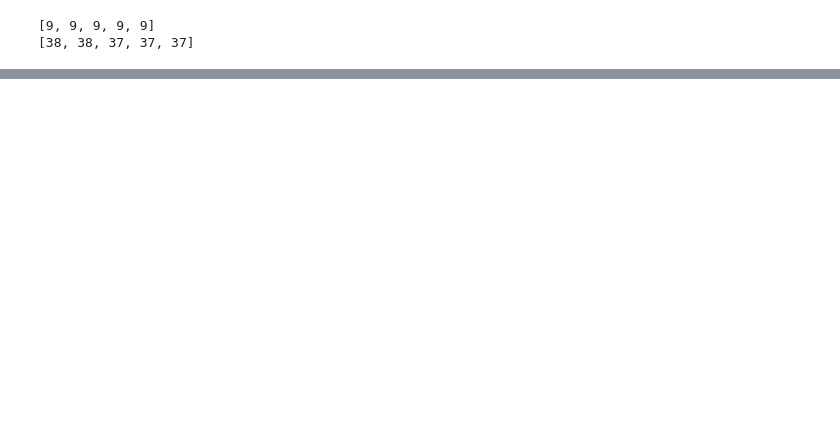
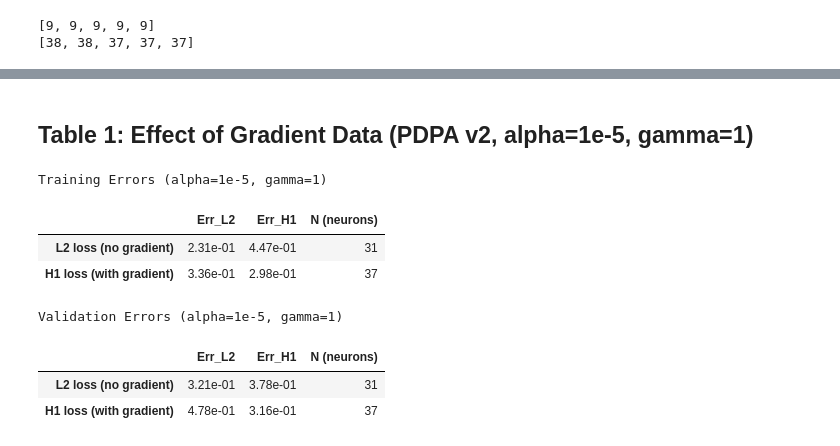
Before and after one commit to KeWu5678/NNforHJB, a Jupyter notebook: notebook/pdpa_vdp.ipynb, the cells around one changed output, grey strips where cells are left out. Cells and saved outputs as stored; diff of their text form; code cells hidden in the pictures; blank space fills up the shorter version.

```diff
--- a/notebook/pdpa_vdp.ipynb
+++ b/notebook/pdpa_vdp.ipynb
@@ -172,14 +172,14 @@ print([r["best_neurons"] for r in results_h1])
 [9, 9, 9, 9, 9]
 [38, 38, 37, 37, 37]
 # %%
-# Log experiments to MLflow
-from src.mlflow_utils import log_training_run
+# # Log experiments to MLflow
+# from src.mlflow_utils import log_training_run
 
-for result in results_l2:
-    run_id = log_training_run(result, seed=seed)
-    print(f"Logged: run_id={run_id}")
+# for result in results_l2:
+#     run_id = log_training_run(result, seed=seed)
+#     print(f"Logged: run_id={run_id}")
 
-for result in results_h1:
-    run_id = log_training_run(result, seed=seed)
-    print(f"Logged: run_id={run_id}")
+# for result in results_h1:
+#     run_id = log_training_run(result, seed=seed)
+#     print(f"Logged: run_id={run_id}")
 # %% [output]
@@ -197,0 +196,55 @@ Logged: run_id=fbdabb770e054c41a3893062bf98b442
+# %% [markdown]
+## Table 1: Effect of Gradient Data (PDPA v2, alpha=1e-5, gamma=1)
+# %%
+import pickle
+import pandas as pd
+import numpy as np
+
+with open("models/experiment_9.pkl", "rb") as f:
+    results_l2_loaded = pickle.load(f)
+with open("models/experiment_10.pkl", "rb") as f:
+    results_h1_loaded = pickle.load(f)
+
+def extract_table1_row(result):
+    bi = result['best_iteration']
+    return {
+        'Err_L2': result['err_l2_train'][bi],
+        'Err_H1': result['err_h1_train'][bi],
+        'N': result['best_neurons'],
+        'Err_L2_val': result['err_l2_val'][bi],
+        'Err_H1_val': result['err_h1_val'][bi],
+    }
+
+# gammas = [0, 1e-2, 1e-1, 1, 10], gamma=1 is index 3
+gamma_idx = 3
+row_l2 = extract_table1_row(results_l2_loaded[gamma_idx])
+row_h1 = extract_table1_row(results_h1_loaded[gamma_idx])
+
+# Training Errors
+train_df = pd.DataFrame(
+    [[f"{row_l2['Err_L2']:.2e}", f"{row_l2['Err_H1']:.2e}", row_l2['N']],
+     [f"{row_h1['Err_L2']:.2e}", f"{row_h1['Err_H1']:.2e}", row_h1['N']]],
+    index=["L2 loss (no gradient)", "H1 loss (with gradient)"],
+    columns=["Err_L2", "Err_H1", "N (neurons)"]
+)
+print("Training Errors (alpha=1e-5, gamma=1)")
+display(train_df)
+
+# Validation Errors
+val_df = pd.DataFrame(
+    [[f"{row_l2['Err_L2_val']:.2e}", f"{row_l2['Err_H1_val']:.2e}", row_l2['N']],
+     [f"{row_h1['Err_L2_val']:.2e}", f"{row_h1['Err_H1_val']:.2e}", row_h1['N']]],
+    index=["L2 loss (no gradient)", "H1 loss (with gradient)"],
+    columns=["Err_L2", "Err_H1", "N (neurons)"]
+)
+print("\nValidation Errors (alpha=1e-5, gamma=1)")
+display(val_df)
+# %% [output]
+Training Errors (alpha=1e-5, gamma=1)
+|  | Err_L2 | Err_H1 | N (neurons) |
+| L2 loss (no gradient) | 2.31e-01 | 4.47e-01 | 31 |
+| H1 loss (with gradient) | 3.36e-01 | 2.98e-01 | 37 |
+Validation Errors (alpha=1e-5, gamma=1)
+|  | Err_L2 | Err_H1 | N (neurons) |
+| L2 loss (no gradient) | 3.21e-01 | 3.78e-01 | 31 |
+| H1 loss (with gradient) | 4.78e-01 | 3.16e-01 | 37 |
```
Also changed, not shown: parts of 10 cells of this notebook, 11 other files.
